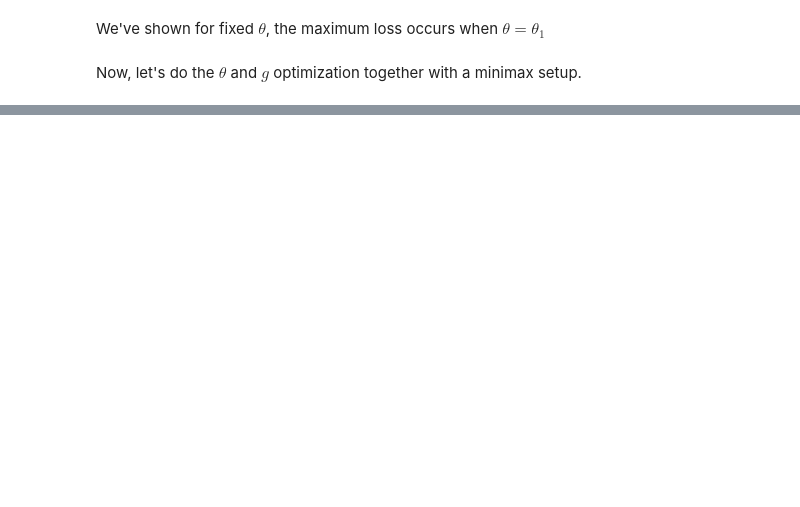
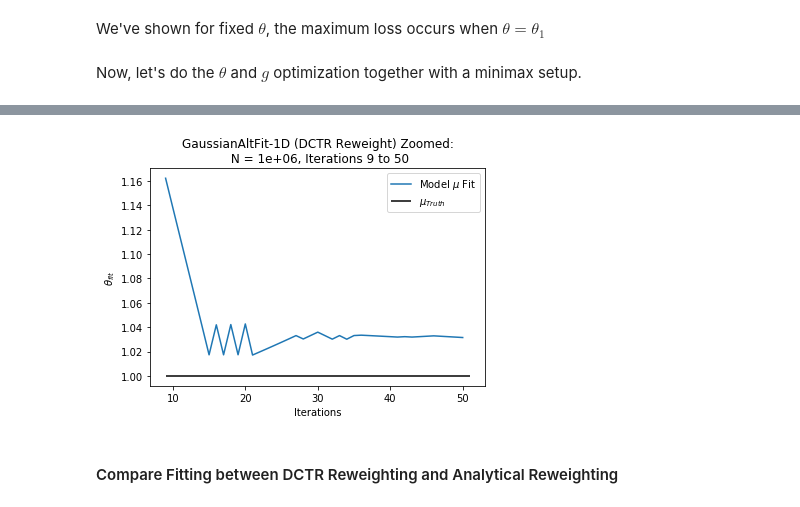
Before and after one commit to hep-lbdl/SRGN, a Jupyter notebook: GaussianExamples/GaussianAltFit-Original(1D).ipynb, the cells around one changed output, grey strips where cells are left out. Saved outputs shown, nothing was run; the diff lists cells and outputs as text; code cells hidden in the pictures; blank space fills up the shorter version.

```diff
--- a/GaussianExamples/GaussianAltFit-Original(1D).ipynb
+++ b/GaussianExamples/GaussianAltFit-Original(1D).ipynb
@@ -425,0 +547,21 @@ Epoch 1/1
+# %%
+# Zoom into later iterations (finer fit)
+fit_vals = np.array(fit_vals)
+plt.title(
+    "GaussianAltFit-1D (DCTR Reweight) Zoomed:\n N = {:.0e}, Iterations {:.0f} to {:.0f}".
+    format(N, index_refine[1], iterations))
+plt.plot(np.arange(index_refine[1], len(fit_vals)),
+         fit_vals[index_refine[1]:],
+         label='Model $\mu$ Fit')
+plt.hlines(theta1_param, index_refine[1], len(fit_vals), label='$\mu_{Truth}$')
+plt.xlabel("Iterations")
+plt.ylabel(r'$\theta_{fit}$')
+plt.legend()
+# plt.savefig(
+#     "GaussianAltFit-1D (DCTR Reweight) Zoomed:\n N = {:.0e}, Iterations {:.0f} to {:.0f}.png".
+#     format(N, index_refine[1], iterations))
+plt.show()
+# %% [output]
+[figure, added]
+# %% [markdown]
+#### Compare Fitting between DCTR Reweighting and Analytical Reweighting
```
Also changed, not shown: parts of 29 cells of this notebook, 2 other files.
